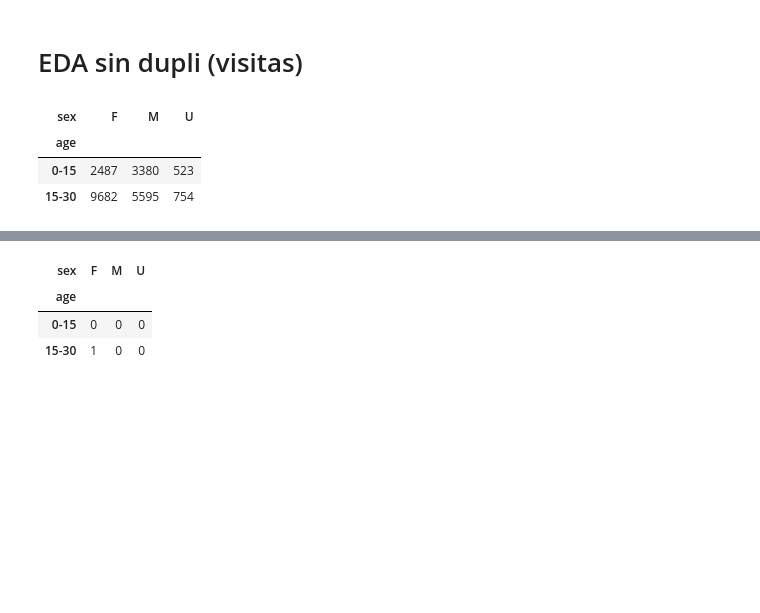
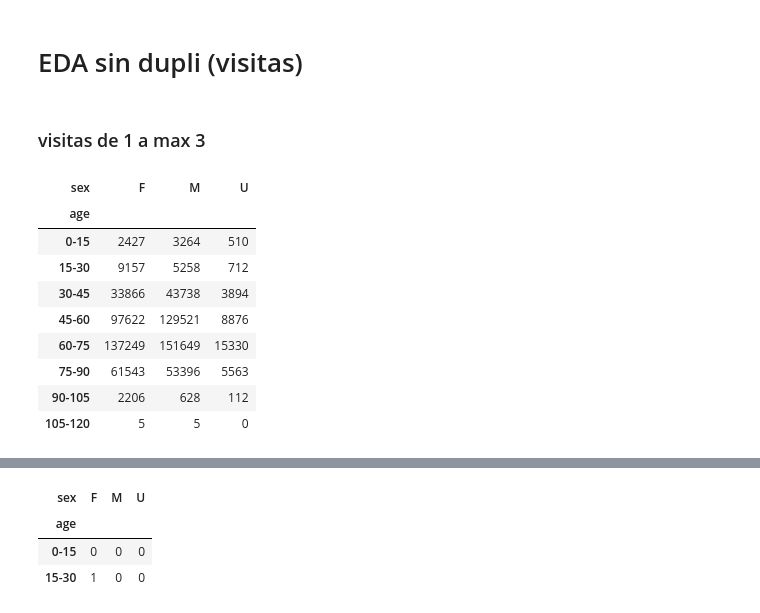
Before and after one commit to miguelzpresa/Hackathon-CAMDA-Diabetes-2024, a Jupyter notebook: apriori.ipynb, the cells around one changed output, grey strips where cells are left out. Saved outputs shown, nothing was run; the diff lists cells and outputs as text; code cells hidden in the pictures; blank space fills up the shorter version.

```diff
--- a/apriori.ipynb
+++ b/apriori.ipynb
@@ -287,19 +293,27 @@ df3
 860983 rows × 0 columns
 # %% [markdown]
 # EDA sin dupli (visitas)
+# %% [markdown]
+### visitas de 1 a max 3
 # %%
-bins = range(0, df['v_o_id'].max() + 15, 15)
+bins = range(0, df['age'].max() + 15, 15)
 labels = [f'{i}-{i+15}' for i in bins[:-1]]
 
 # counts = df.groupby(s1)["sex"].size()
 
 
-v = df[(df['v_o_id']>0) & (df['v_o_id'] <=10)]
+v = df[(df['v_o_id']>0) & (df['v_o_id'] <=3)]
 s1 = pd.cut(v['age'], bins=bins, labels=labels, right=False)
 counts = df.groupby(s1)["sex"].value_counts().unstack()
 counts
 # %% [output]
 | sex | F | M | U |
 | age |  |  |  |
-| 0-15 | 2487 | 3380 | 523 |
-| 15-30 | 9682 | 5595 | 754 |
+| 0-15 | 2427 | 3264 | 510 |
+| 15-30 | 9157 | 5258 | 712 |
+| 30-45 | 33866 | 43738 | 3894 |
+| 45-60 | 97622 | 129521 | 8876 |
+| 60-75 | 137249 | 151649 | 15330 |
+| 75-90 | 61543 | 53396 | 5563 |
+| 90-105 | 2206 | 628 | 112 |
+| 105-120 | 5 | 5 | 0 |
```
Also changed, not shown: parts of 5 cells of this notebook.
